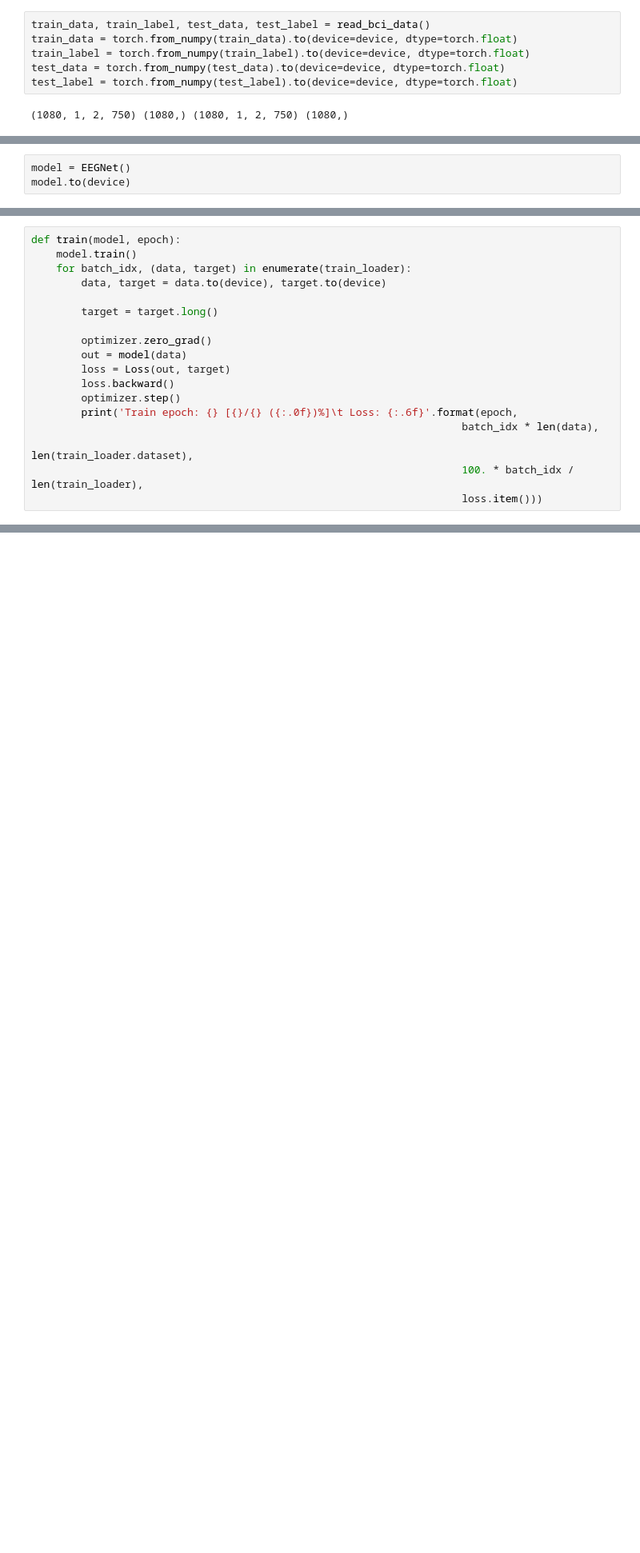
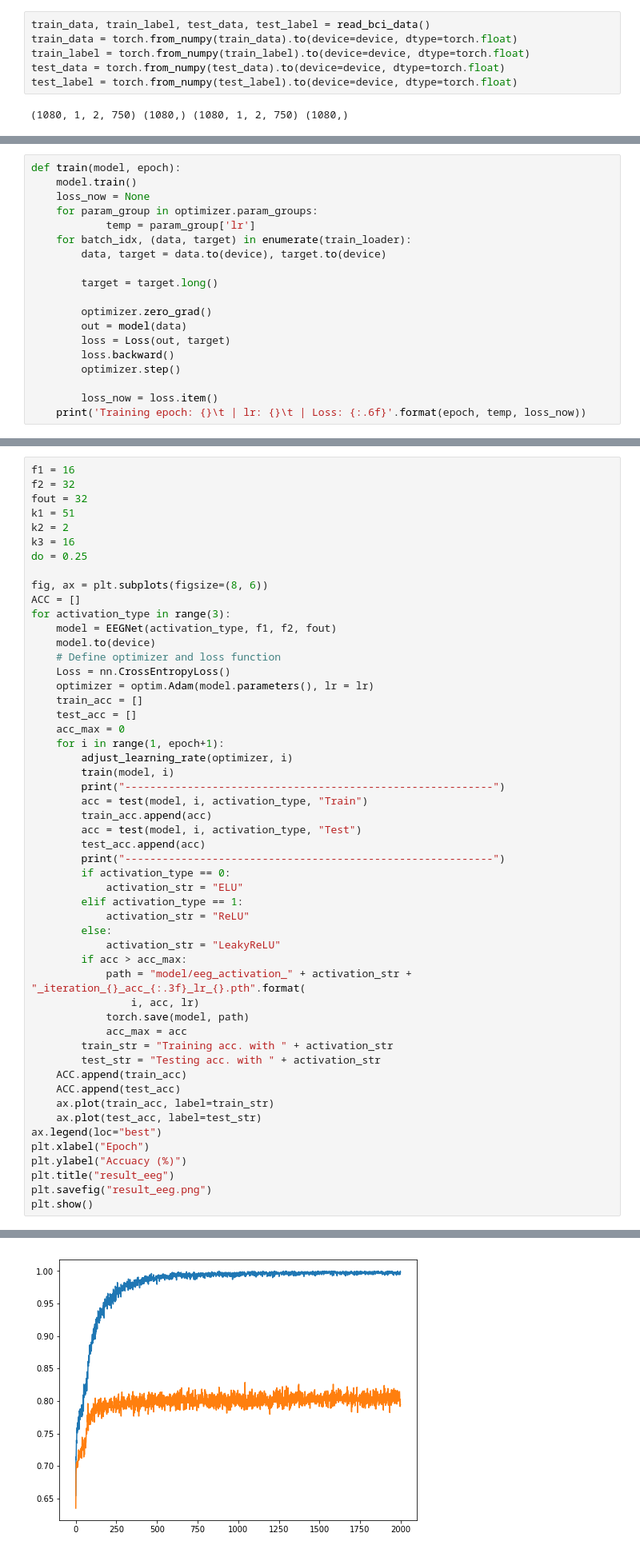
Before and after one commit to sean85914/deep_learning_2019, a Jupyter notebook: Lab2/lab2.ipynb, the cells around one changed output, grey strips where cells are left out. Shown at 80% size. Saved outputs shown, nothing was run; the diff lists cells and outputs as text; blank space fills up the shorter version.

```diff
--- a/Lab2/lab2.ipynb
+++ b/Lab2/lab2.ipynb
@@ -102,6 +153,3 @@ class EEGNet(torch.nn.Module):
         res = res.view(res.size(0), -1)
         res = self.classify(res)
         return res
-# %%
-model = EEGNet()
-model.to(device)
@@ -130,6 +156,9 @@ optimizer = optim.Adam(model.parameters(), lr = lr)
 # %%
 def train(model, epoch):
     model.train()
+    loss_now = None
+    for param_group in optimizer.param_groups:
+            temp = param_group['lr']
     for batch_idx, (data, target) in enumerate(train_loader):
         data, target = data.to(device), target.to(device)
 
@@ -140,8 +169,6 @@ def train(model, epoch):
         loss = Loss(out, target)
         loss.backward()
         optimizer.step()
-        print('Train epoch: {} [{}/{} ({:.0f})%]\t Loss: {:.6f}'.format(epoch,
-                                                                     batch_idx * len(data),
-                                                                     len(train_loader.dataset),
-                                                                     100. * batch_idx / len(train_loader),
-                                                                     loss.item()))
+
+        loss_now = loss.item()
+    print('Training epoch: {}\t | lr: {}\t | Loss: {:.6f}'.format(epoch, temp, loss_now))
@@ -168,0 +204,53 @@ Train epoch: 300 [896/1080 (94)%]        Loss: 0.004969
+# %%
+f1 = 16
+f2 = 32
+fout = 32
+k1 = 51
+k2 = 2
+k3 = 16
+do = 0.25
+
+fig, ax = plt.subplots(figsize=(8, 6))
+ACC = []
+for activation_type in range(3):
+    model = EEGNet(activation_type, f1, f2, fout)
+    model.to(device)
+    # Define optimizer and loss function
+    Loss = nn.CrossEntropyLoss()
+    optimizer = optim.Adam(model.parameters(), lr = lr)
+    train_acc = []
+    test_acc = []
+    acc_max = 0
+    for i in range(1, epoch+1):
+        adjust_learning_rate(optimizer, i)
+        train(model, i)
+        print("-----------------------------------------------------------")
+        acc = test(model, i, activation_type, "Train")
+        train_acc.append(acc)
+        acc = test(model, i, activation_type, "Test")
+        test_acc.append(acc)
+        print("-----------------------------------------------------------")
+        if activation_type == 0:
+            activation_str = "ELU"
+        elif activation_type == 1:
+            activation_str = "ReLU"
+        else:
+            activation_str = "LeakyReLU"
+        if acc > acc_max:
+            path = "model/eeg_activation_" + activation_str + "_iteration_{}_acc_{:.3f}_lr_{}.pth".format(
+                i, acc, lr)
+            torch.save(model, path)
+            acc_max = acc
+        train_str = "Training acc. with " + activation_str
+        test_str = "Testing acc. with " + activation_str
+    ACC.append(train_acc)
+    ACC.append(test_acc)
+    ax.plot(train_acc, label=train_str)
+    ax.plot(test_acc, label=test_str)
+ax.legend(loc="best")
+plt.xlabel("Epoch")
+plt.ylabel("Accuacy (%)")
+plt.title("result_eeg")
+plt.savefig("result_eeg.png")
+plt.show()
+# %% [output]
@@ -168,0 +280 @@ Train epoch: 300 [896/1080 (94)%]        Loss: 0.004969
+[figure, added]
```
Also changed, not shown: parts of 20 cells of this notebook, 20 other files.
